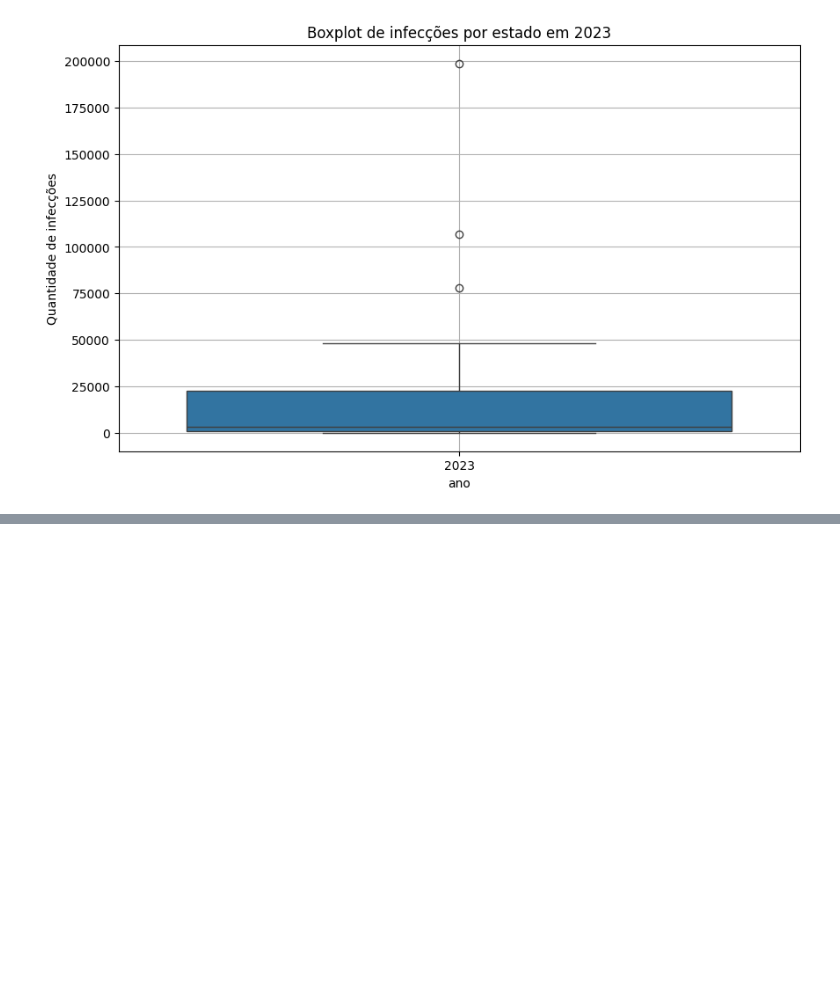
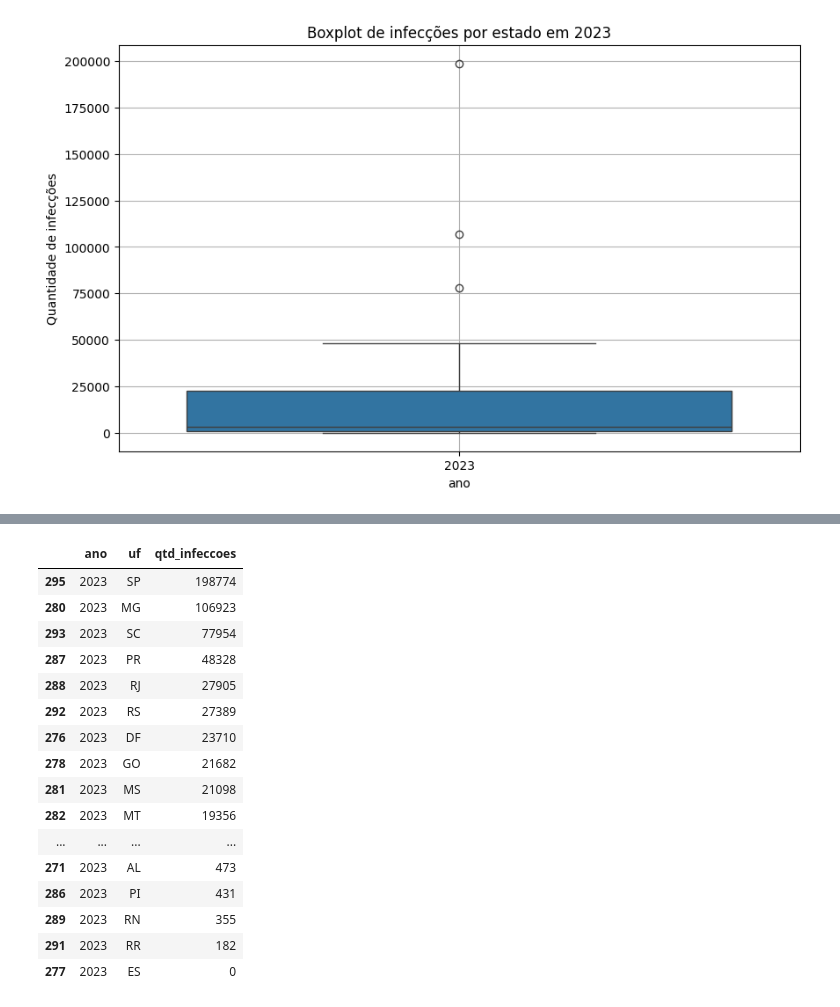
Before and after one commit to brenoazvd/pos_data_analytics, a Jupyter notebook: primeira_aula/Dengue_Brasil.ipynb, the cells around one changed output, grey strips where cells are left out. Cells and saved outputs as stored; diff of their text form; code cells hidden in the pictures; blank space fills up the shorter version.

```diff
--- a/primeira_aula/Dengue_Brasil.ipynb
+++ b/primeira_aula/Dengue_Brasil.ipynb
@@ -257,0 +295,20 @@ Comparação, utilizar gráfico de barras
+# %%
+infeccoes_2023
+# %% [output]
+|  | ano | uf | qtd_infeccoes |
+| 295 | 2023 | SP | 198774 |
+| 280 | 2023 | MG | 106923 |
+| 293 | 2023 | SC | 77954 |
+| 287 | 2023 | PR | 48328 |
+| 288 | 2023 | RJ | 27905 |
+| 292 | 2023 | RS | 27389 |
+| 276 | 2023 | DF | 23710 |
+| 278 | 2023 | GO | 21682 |
+| 281 | 2023 | MS | 21098 |
+| 282 | 2023 | MT | 19356 |
+| ... | ... | ... | ... |
+| 271 | 2023 | AL | 473 |
+| 286 | 2023 | PI | 431 |
+| 289 | 2023 | RN | 355 |
+| 291 | 2023 | RR | 182 |
+| 277 | 2023 | ES | 0 |
```
Also changed, not shown: parts of 14 cells of this notebook.
